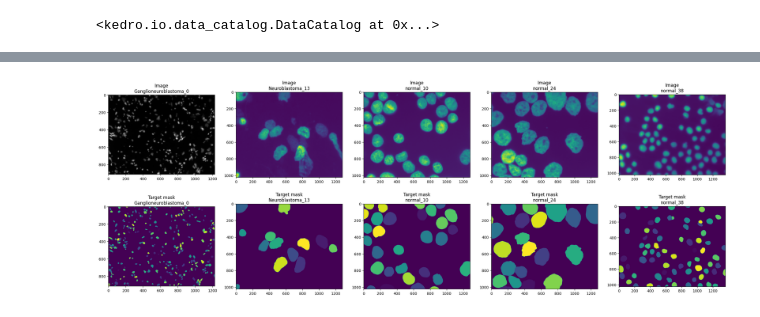
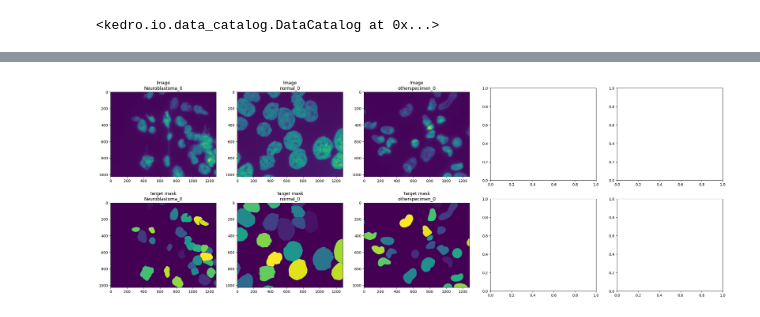
Before and after one commit to Gizmon99/dl-cell-nuclei-segmentation, a Jupyter notebook: notebooks/example_notebook.ipynb, the cells around one changed output, grey strips where cells are left out. Drawn from its saved outputs; the diff is of its cells as text; code cells hidden in the pictures.

```diff
--- a/notebooks/example_notebook.ipynb
+++ b/notebooks/example_notebook.ipynb
@@ -14,9 +14,9 @@ import numpy as np
 
 fig, axes = plt.subplots(nrows=2, ncols=5, figsize=(30,10))
 
-take_n_every = 15
+take_n_every = 1
 
-for j in range(5):
+for j in range(3):
         axes[0][j].imshow(np.transpose(dataset[j*take_n_every][0], (1, 2, 0)))
         axes[0][j].set_title('Image\n' + dataset.get_image_name(j*take_n_every))
         axes[1][j].imshow(np.transpose(dataset[j*take_n_every][1], (1, 2, 0)))
@@ -26 +26 @@ for j in range(5):
-[figure, old version]
+[figure, new version]
```
Also changed, not shown: parts of 5 cells of this notebook, 24 other files.
